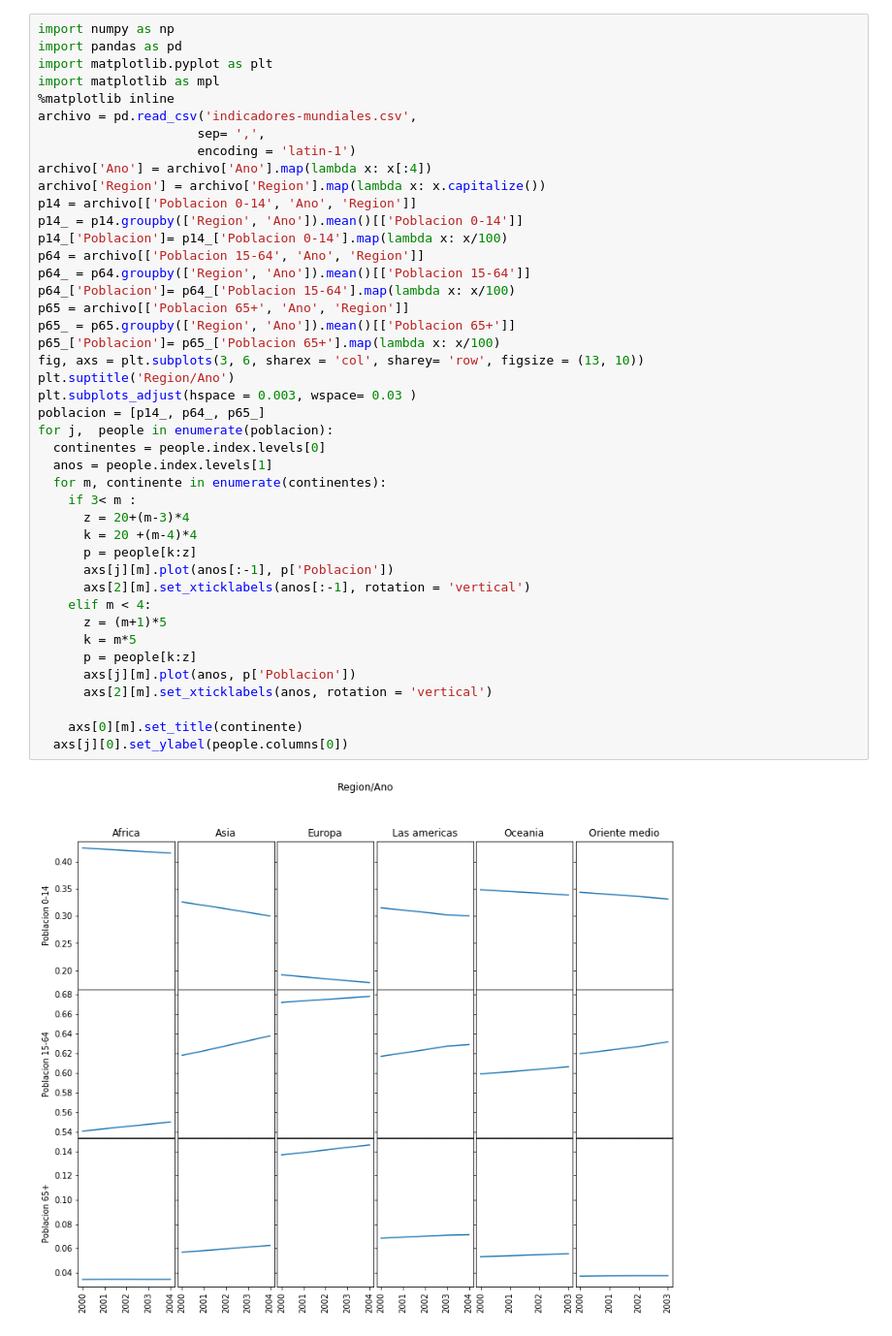
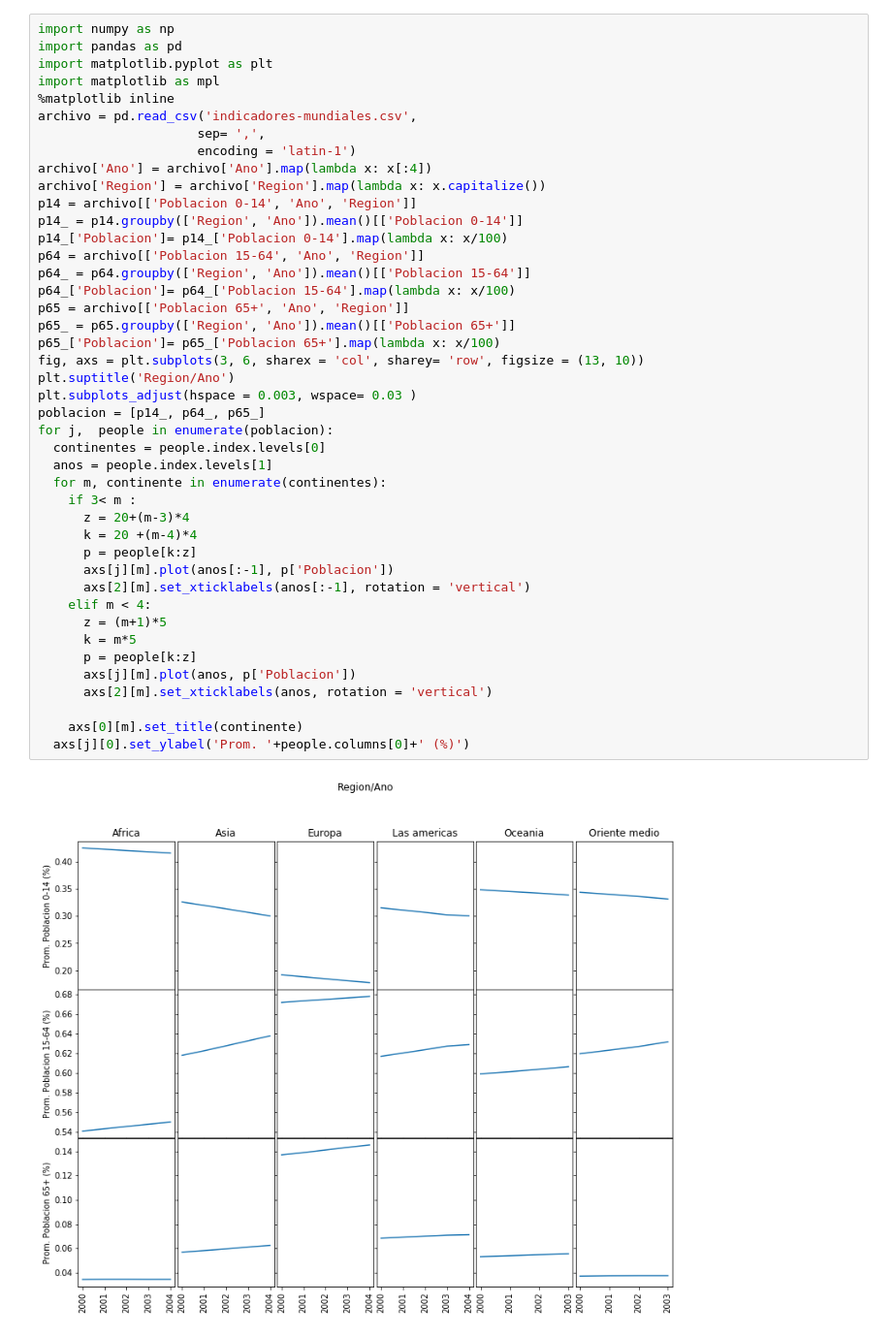
Before and after one commit to gago27/matplotlib, a Jupyter notebook: Matplotlib_5.ipynb, the cells around one changed output. Shown at 97% size. Cells and saved outputs as stored; diff of their text form.

```diff
--- a/Matplotlib_5.ipynb
+++ b/Matplotlib_5.ipynb
@@ -16,32 +16,32 @@ p14_ = p14.groupby(['Region', 'Ano']).mean()[['Poblacion 0-14']]
 p14_['Poblacion']= p14_['Poblacion 0-14'].map(lambda x: x/100)
 p64 = archivo[['Poblacion 15-64', 'Ano', 'Region']]
 p64_ = p64.groupby(['Region', 'Ano']).mean()[['Poblacion 15-64']]
 p64_['Poblacion']= p64_['Poblacion 15-64'].map(lambda x: x/100)
 p65 = archivo[['Poblacion 65+', 'Ano', 'Region']]
 p65_ = p65.groupby(['Region', 'Ano']).mean()[['Poblacion 65+']]
 p65_['Poblacion']= p65_['Poblacion 65+'].map(lambda x: x/100)
 fig, axs = plt.subplots(3, 6, sharex = 'col', sharey= 'row', figsize = (13, 10))
 plt.suptitle('Region/Ano')
 plt.subplots_adjust(hspace = 0.003, wspace= 0.03 )
 poblacion = [p14_, p64_, p65_]
 for j,  people in enumerate(poblacion):
   continentes = people.index.levels[0]
   anos = people.index.levels[1]
   for m, continente in enumerate(continentes):
     if 3< m :
       z = 20+(m-3)*4
       k = 20 +(m-4)*4
       p = people[k:z]
       axs[j][m].plot(anos[:-1], p['Poblacion'])
       axs[2][m].set_xticklabels(anos[:-1], rotation = 'vertical')
     elif m < 4:
       z = (m+1)*5
       k = m*5
       p = people[k:z]
       axs[j][m].plot(anos, p['Poblacion'])
       axs[2][m].set_xticklabels(anos, rotation = 'vertical')
 
     axs[0][m].set_title(continente)
-  axs[j][0].set_ylabel(people.columns[0])
+  axs[j][0].set_ylabel('Prom. '+people.columns[0]+' (%)')
 # %% [output]
-[figure, old version]
+[figure, new version]
```
